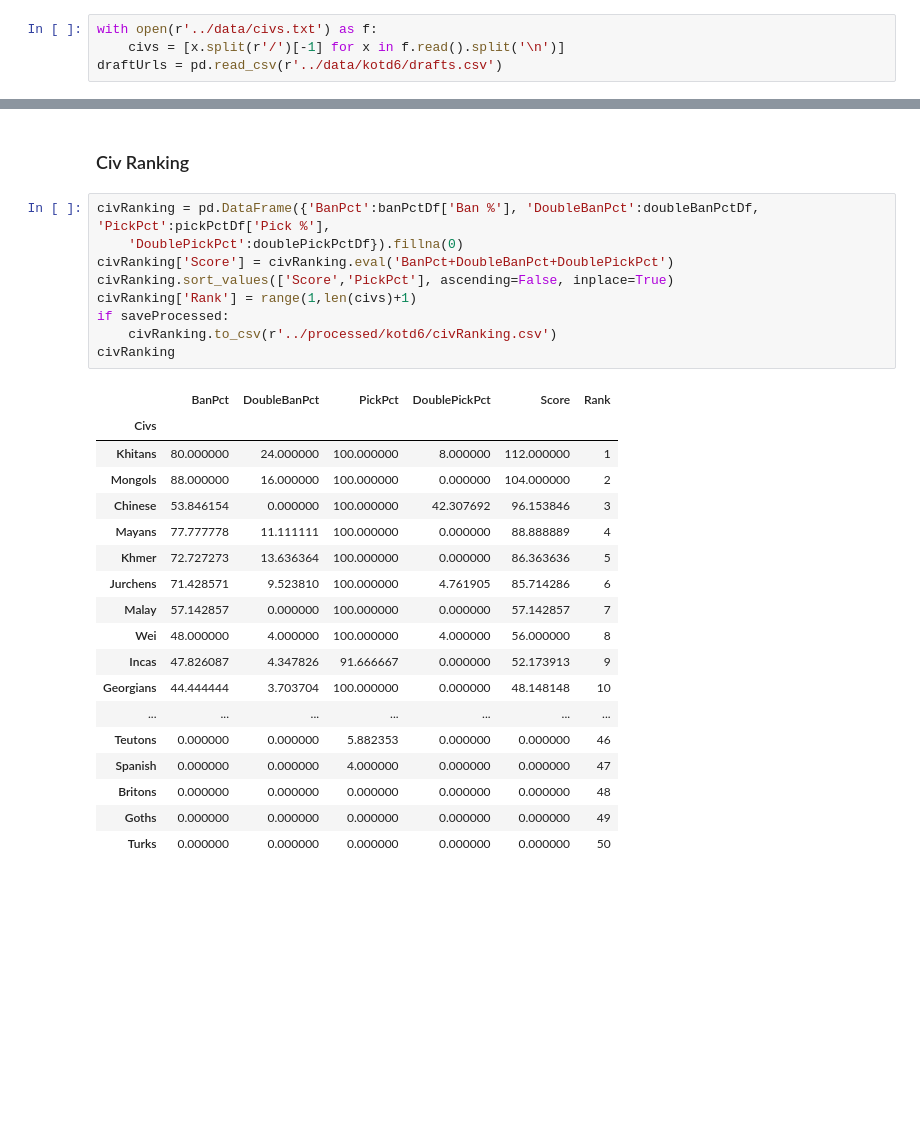
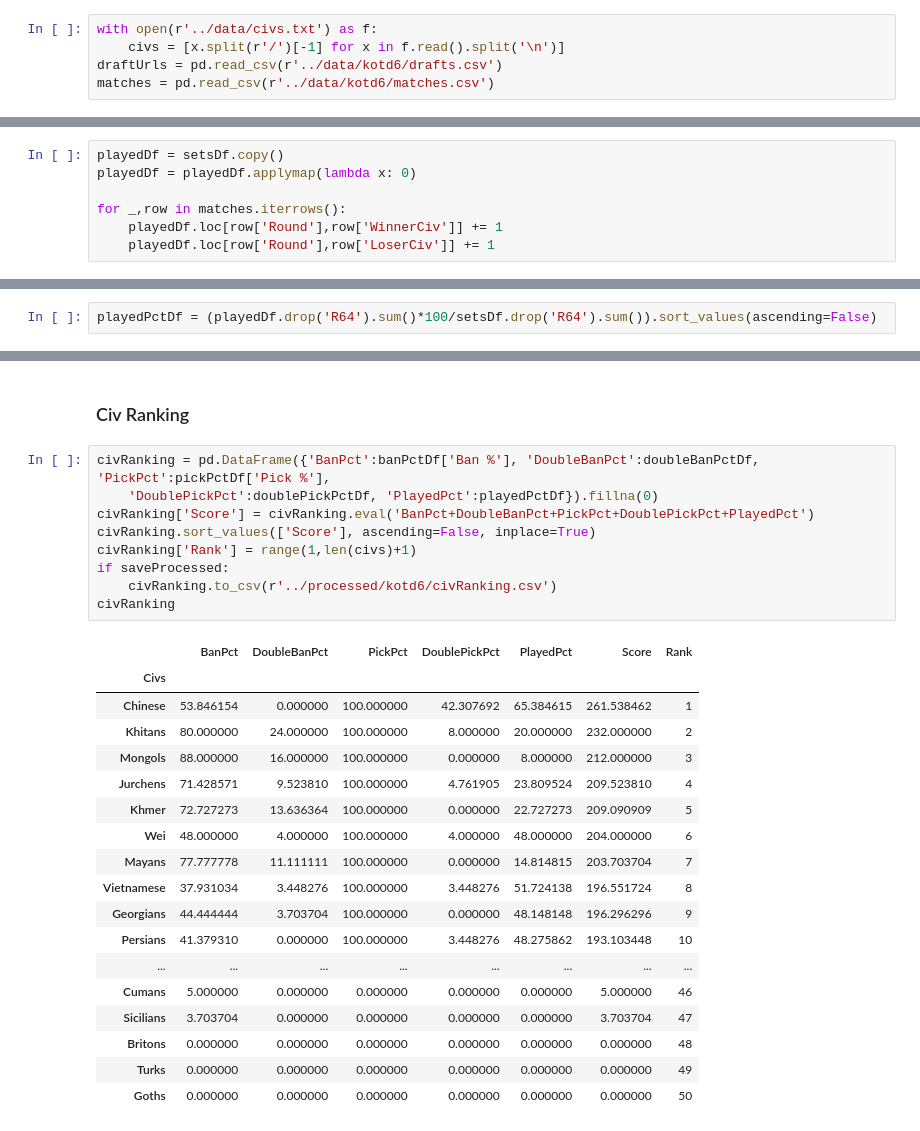
Before and after one commit to spacetime-aoe/aoe2-misc, a Jupyter notebook: notebooks/KOTD6 Drafts.ipynb, the cells around one changed output, grey strips where cells are left out. Cells and saved outputs as stored; diff of their text form; blank space fills up the shorter version.

Commit message:
Add play percent data

```diff
--- a/notebooks/KOTD6 Drafts.ipynb
+++ b/notebooks/KOTD6 Drafts.ipynb
@@ -14,6 +15,7 @@ saveProcessed = False
 with open(r'../data/civs.txt') as f:
     civs = [x.split(r'/')[-1] for x in f.read().split('\n')]
 draftUrls = pd.read_csv(r'../data/kotd6/drafts.csv')
+matches = pd.read_csv(r'../data/kotd6/matches.csv')
 # %%
 draftDfList = []
 
@@ -108,3 +112,10 @@ banPctDf_overall = banDf*100/setsDf
+# %%
+playedDf = setsDf.copy()
+playedDf = playedDf.applymap(lambda x: 0)
+
+for _,row in matches.iterrows():
+    playedDf.loc[row['Round'],row['WinnerCiv']] += 1
+    playedDf.loc[row['Round'],row['LoserCiv']] += 1
 # %% [markdown]
 ### R64 vs R32 Bans
 # %%
@@ -205,0 +219,2 @@ _ = plt.title('Civ Double Pick % (Normalized by Availability)\n(R32 Onwards)')
+# %%
+playedPctDf = (playedDf.drop('R64').sum()*100/setsDf.drop('R64').sum()).sort_values(ascending=False)
@@ -207,32 +227,32 @@ _ = plt.title('Civ Double Pick % (Normalized by Availability)\n(R32 Onwards)')
 ### Civ Ranking
 # %%
 civRanking = pd.DataFrame({'BanPct':banPctDf['Ban %'], 'DoubleBanPct':doubleBanPctDf, 'PickPct':pickPctDf['Pick %'],
-    'DoublePickPct':doublePickPctDf}).fillna(0)
-civRanking['Score'] = civRanking.eval('BanPct+DoubleBanPct+DoublePickPct')
-civRanking.sort_values(['Score','PickPct'], ascending=False, inplace=True)
+    'DoublePickPct':doublePickPctDf, 'PlayedPct':playedPctDf}).fillna(0)
+civRanking['Score'] = civRanking.eval('BanPct+DoubleBanPct+PickPct+DoublePickPct+PlayedPct')
+civRanking.sort_values(['Score'], ascending=False, inplace=True)
 civRanking['Rank'] = range(1,len(civs)+1)
 if saveProcessed:
     civRanking.to_csv(r'../processed/kotd6/civRanking.csv')
 civRanking
 # %% [output]
-|  | BanPct | DoubleBanPct | PickPct | DoublePickPct | Score | Rank |
-| Civs |  |  |  |  |  |  |
-| Khitans | 80.000000 | 24.000000 | 100.000000 | 8.000000 | 112.000000 | 1 |
-| Mongols | 88.000000 | 16.000000 | 100.000000 | 0.000000 | 104.000000 | 2 |
-| Chinese | 53.846154 | 0.000000 | 100.000000 | 42.307692 | 96.153846 | 3 |
-| Mayans | 77.777778 | 11.111111 | 100.000000 | 0.000000 | 88.888889 | 4 |
-| Khmer | 72.727273 | 13.636364 | 100.000000 | 0.000000 | 86.363636 | 5 |
-| Jurchens | 71.428571 | 9.523810 | 100.000000 | 4.761905 | 85.714286 | 6 |
-| Malay | 57.142857 | 0.000000 | 100.000000 | 0.000000 | 57.142857 | 7 |
-| Wei | 48.000000 | 4.000000 | 100.000000 | 4.000000 | 56.000000 | 8 |
-| Incas | 47.826087 | 4.347826 | 91.666667 | 0.000000 | 52.173913 | 9 |
-| Georgians | 44.444444 | 3.703704 | 100.000000 | 0.000000 | 48.148148 | 10 |
-| ... | ... | ... | ... | ... | ... | ... |
-| Teutons | 0.000000 | 0.000000 | 5.882353 | 0.000000 | 0.000000 | 46 |
-| Spanish | 0.000000 | 0.000000 | 4.000000 | 0.000000 | 0.000000 | 47 |
-| Britons | 0.000000 | 0.000000 | 0.000000 | 0.000000 | 0.000000 | 48 |
-| Goths | 0.000000 | 0.000000 | 0.000000 | 0.000000 | 0.000000 | 49 |
-| Turks | 0.000000 | 0.000000 | 0.000000 | 0.000000 | 0.000000 | 50 |
+|  | BanPct | DoubleBanPct | PickPct | DoublePickPct | PlayedPct | Score | Rank |
+| Civs |  |  |  |  |  |  |  |
+| Chinese | 53.846154 | 0.000000 | 100.000000 | 42.307692 | 65.384615 | 261.538462 | 1 |
+| Khitans | 80.000000 | 24.000000 | 100.000000 | 8.000000 | 20.000000 | 232.000000 | 2 |
+| Mongols | 88.000000 | 16.000000 | 100.000000 | 0.000000 | 8.000000 | 212.000000 | 3 |
+| Jurchens | 71.428571 | 9.523810 | 100.000000 | 4.761905 | 23.809524 | 209.523810 | 4 |
+| Khmer | 72.727273 | 13.636364 | 100.000000 | 0.000000 | 22.727273 | 209.090909 | 5 |
+| Wei | 48.000000 | 4.000000 | 100.000000 | 4.000000 | 48.000000 | 204.000000 | 6 |
+| Mayans | 77.777778 | 11.111111 | 100.000000 | 0.000000 | 14.814815 | 203.703704 | 7 |
+| Vietnamese | 37.931034 | 3.448276 | 100.000000 | 3.448276 | 51.724138 | 196.551724 | 8 |
+| Georgians | 44.444444 | 3.703704 | 100.000000 | 0.000000 | 48.148148 | 196.296296 | 9 |
+| Persians | 41.379310 | 0.000000 | 100.000000 | 3.448276 | 48.275862 | 193.103448 | 10 |
+| ... | ... | ... | ... | ... | ... | ... | ... |
+| Cumans | 5.000000 | 0.000000 | 0.000000 | 0.000000 | 0.000000 | 5.000000 | 46 |
+| Sicilians | 3.703704 | 0.000000 | 0.000000 | 0.000000 | 0.000000 | 3.703704 | 47 |
+| Britons | 0.000000 | 0.000000 | 0.000000 | 0.000000 | 0.000000 | 0.000000 | 48 |
+| Turks | 0.000000 | 0.000000 | 0.000000 | 0.000000 | 0.000000 | 0.000000 | 49 |
+| Goths | 0.000000 | 0.000000 | 0.000000 | 0.000000 | 0.000000 | 0.000000 | 50 |
 # %%
 # R64 Civ Ranking
 civRanking_r64 = pd.DataFrame({'BanPct':banDf.loc['R64']*100/setsDf.loc['R64'],
```
Also changed, not shown: parts of 6 cells of this notebook, 2 other files.
